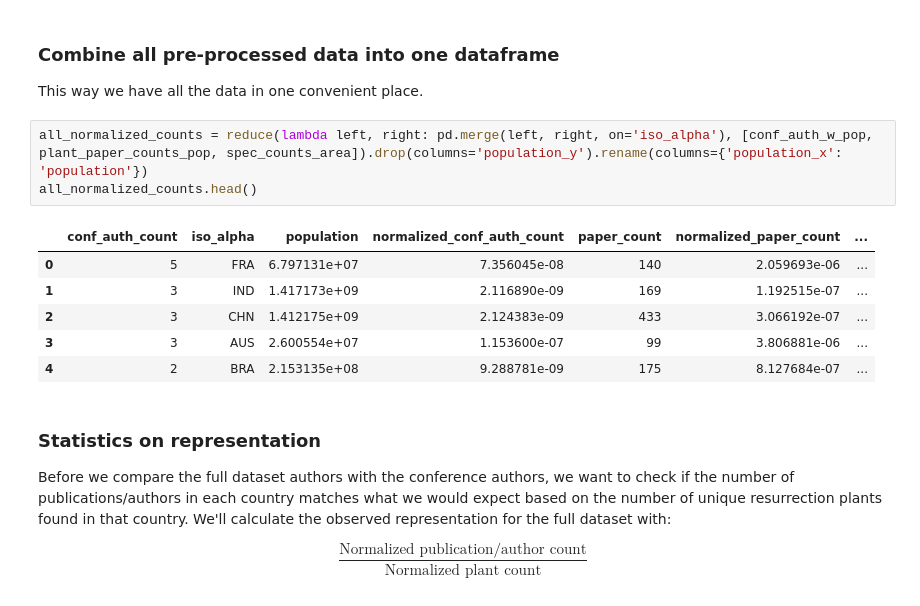
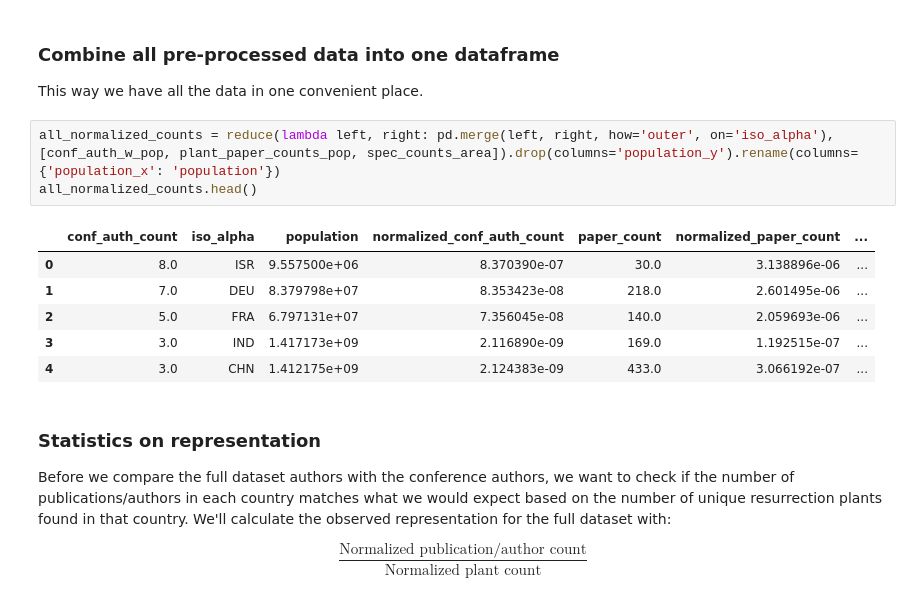
Before and after one commit to serenalotreck/desiccation-network, a Jupyter notebook: notebooks/plant_and_author_distributions.ipynb, the cells around one changed output. Drawn from its saved outputs; the diff is of its cells as text.

```diff
--- a/notebooks/plant_and_author_distributions.ipynb
+++ b/notebooks/plant_and_author_distributions.ipynb
@@ -498,15 +500,15 @@ fig.write_image('../data/citation_network/figures/normalized_resurrection_plant_
 ### Combine all pre-processed data into one dataframe
 This way we have all the data in one convenient place.
 # %%
-all_normalized_counts = reduce(lambda left, right: pd.merge(left, right, on='iso_alpha'), [conf_auth_w_pop, plant_paper_counts_pop, spec_counts_area]).drop(columns='population_y').rename(columns={'population_x': 'population'})
+all_normalized_counts = reduce(lambda left, right: pd.merge(left, right, how='outer', on='iso_alpha'), [conf_auth_w_pop, plant_paper_counts_pop, spec_counts_area]).drop(columns='population_y').rename(columns={'population_x': 'population'})
 all_normalized_counts.head()
 # %% [output]
 |  | conf_auth_count | iso_alpha | population | normalized_conf_auth_count | paper_count | normalized_paper_count | ... |
-| 0 | 5 | FRA | 6.797131e+07 | 7.356045e-08 | 140 | 2.059693e-06 | ... |
-| 1 | 3 | IND | 1.417173e+09 | 2.116890e-09 | 169 | 1.192515e-07 | ... |
-| 2 | 3 | CHN | 1.412175e+09 | 2.124383e-09 | 433 | 3.066192e-07 | ... |
-| 3 | 3 | AUS | 2.600554e+07 | 1.153600e-07 | 99 | 3.806881e-06 | ... |
-| 4 | 2 | BRA | 2.153135e+08 | 9.288781e-09 | 175 | 8.127684e-07 | ... |
+| 0 | 8.0 | ISR | 9.557500e+06 | 8.370390e-07 | 30.0 | 3.138896e-06 | ... |
+| 1 | 7.0 | DEU | 8.379798e+07 | 8.353423e-08 | 218.0 | 2.601495e-06 | ... |
+| 2 | 5.0 | FRA | 6.797131e+07 | 7.356045e-08 | 140.0 | 2.059693e-06 | ... |
+| 3 | 3.0 | IND | 1.417173e+09 | 2.116890e-09 | 169.0 | 1.192515e-07 | ... |
+| 4 | 3.0 | CHN | 1.412175e+09 | 2.124383e-09 | 433.0 | 3.066192e-07 | ... |
 # %% [markdown]
 ### Statistics on representation
 Before we compare the full dataset authors with the conference authors, we want to check if the number of publications/authors in each country matches what we would expect based on the number of unique resurrection plants found in that country. We'll calculate the observed representation for the full dataset with:
```
Also changed, not shown: parts of 36 cells of this notebook, 3 other files.
